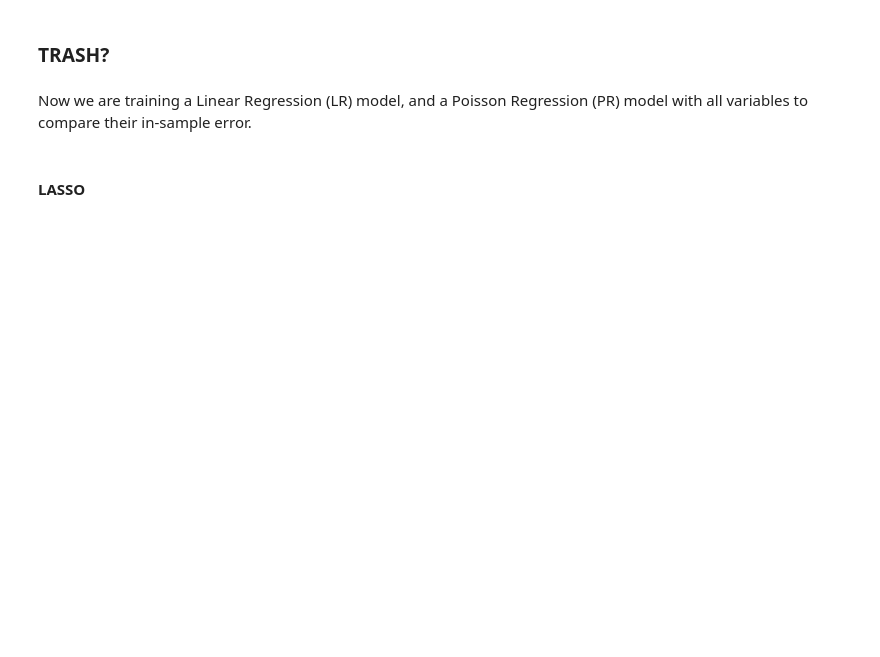
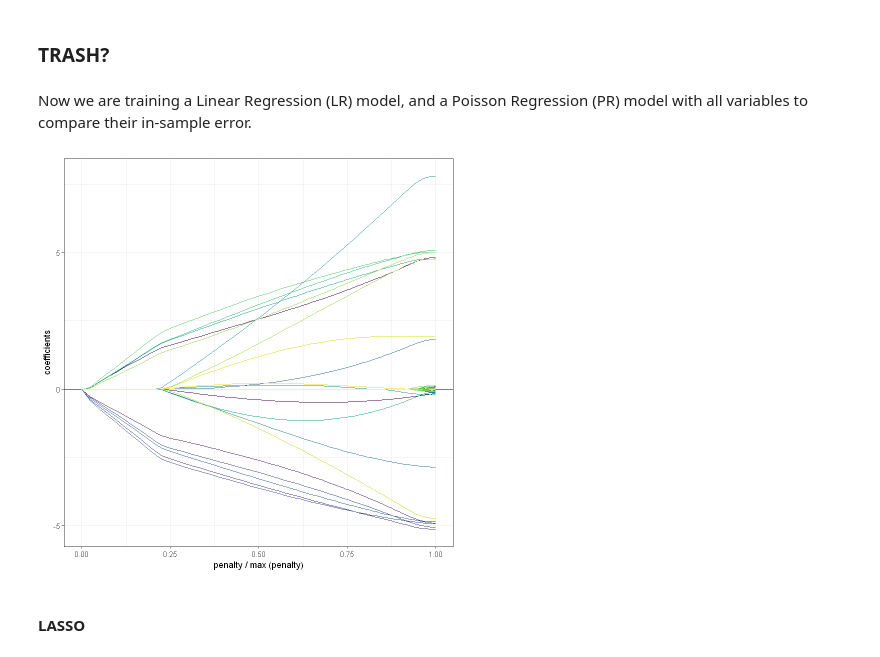
Before and after one commit to tonyliang19/stat301-group-project, a Jupyter notebook: src/methods_tony.ipynb, the cells around one changed output. Cells and saved outputs as stored; diff of their text form; code cells hidden in the pictures; blank space fills up the shorter version.

```diff
--- a/src/methods_tony.ipynb
+++ b/src/methods_tony.ipynb
@@ -279,3 +318,17 @@ bike_test <- bike_wrangled[-train_ind,]
 ### TRASH?
 # %% [markdown]
 Now we are training a Linear Regression (LR) model, and a Poisson Regression (PR) model with all variables to compare their in-sample error.
+# %%
+set.seed(1010)
+n <- 100
+p <- 200
+X <- matrix(data = rnorm(n*p, mean = 0, sd = 1), nrow = n, ncol = p)
+eps <- rnorm(n, mean = 0, sd = 1)
+beta_star <- c(rep(5, 5), c(5, -5, 2, 0, 0),
+               rep(-5, 5), c(2, -3, 8, 0, 0), rep(0, (p - 20)))
+y <- X %*% beta_star + eps
+groups <- rep(1:(p / 5), each = 5)
+fit1 <- sparsegl(X, y, group = groups)
+plot(fit1, y_axis = "coef", x_axis = "penalty", add_legend = FALSE)
+# %% [output]
+[figure, added]
```
Also changed, not shown: parts of 17 cells of this notebook.
